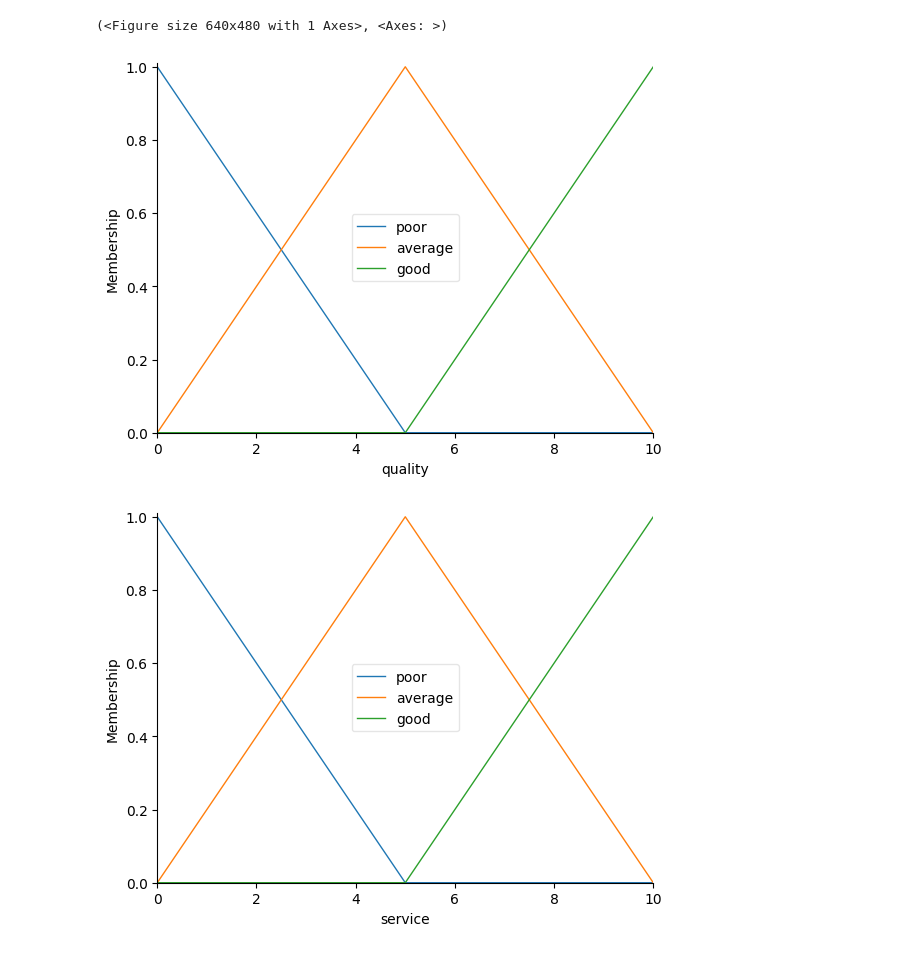
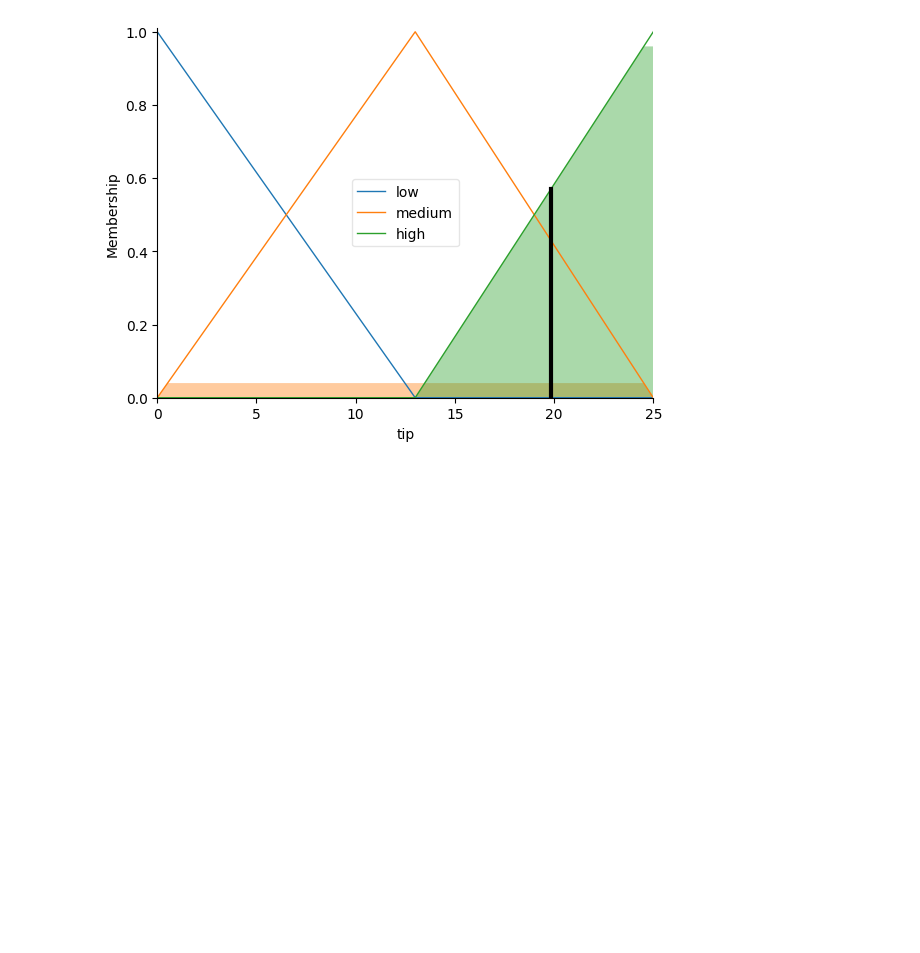
Before and after one commit to DeroMuli/fuzzylogic, a Jupyter notebook: tips.ipynb, the cells around one changed output. Drawn from its saved outputs; the diff is of its cells as text; code cells hidden in the pictures; blank space fills up the shorter version.

```diff
--- a/tips.ipynb
+++ b/tips.ipynb
@@ -17,13 +17,25 @@ tip['low'] = fuzz.trimf(tip.universe, [0, 0, 13])
 tip['medium'] = fuzz.trimf(tip.universe, [0, 13, 25])
 tip['high'] = fuzz.trimf(tip.universe, [13, 25, 25])
 
-quality.view()
-service.view()
-tip.view()
+#quality.view()
+#service.view()
+#tip.view()
 
 rule1 = ctrl.Rule(quality['poor'] & service['poor'], tip['low'])
 rule2 = ctrl.Rule(service['average'], tip['medium'])
 rule3 = ctrl.Rule(service['good'] | quality['good'], tip['high'])
+
+tipping_ctrl = ctrl.ControlSystem([rule1, rule2, rule3])
+tipping = ctrl.ControlSystemSimulation(tipping_ctrl)
+
+tipping.input['quality'] = 6.5
+tipping.input['service'] = 9.8
+
+tipping.compute()
+
+print(tipping.output['tip'])
+
+tip.view(sim=tipping)
 # %% [output]
 Requirement already satisfied: numpy in /Users/derickmuli/.pyenv/versions/3.10-dev/lib/python3.10/site-packages (1.24.2)
 
@@ -45,3 +57 @@ Requirement already satisfied: six>=1.5 in /Users/derickmuli/.pyenv/versions/3.1
-(<Figure size 640x480 with 1 Axes>, <Axes: >)
-[figure, old version]
+[figure, new version]
-[figure, removed]
```
Also changed, not shown: parts of 1 cell of this notebook.
